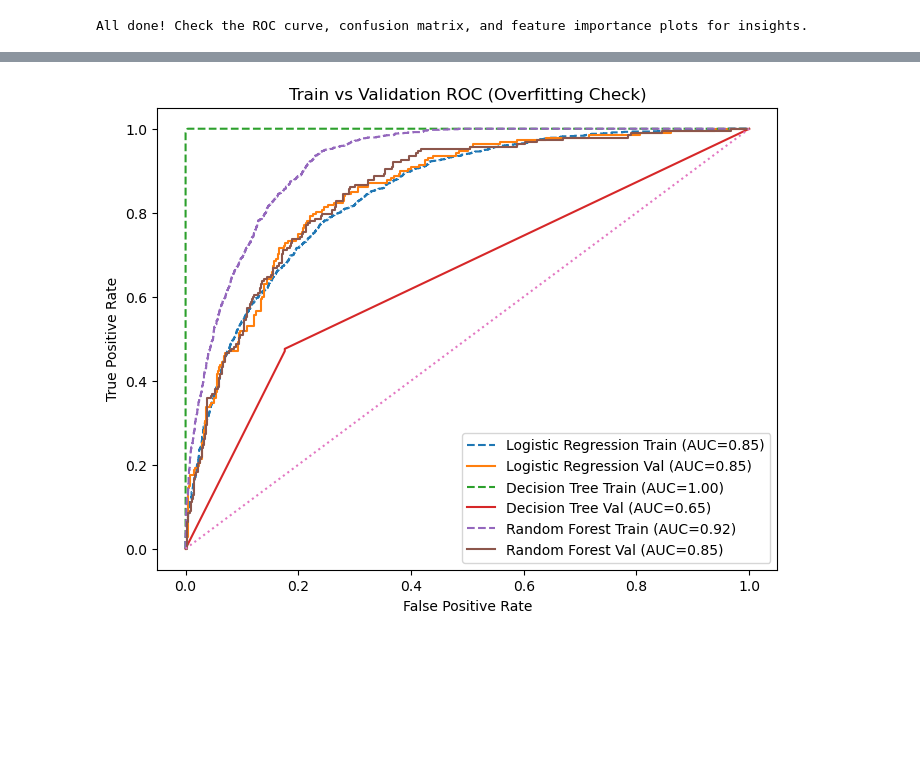
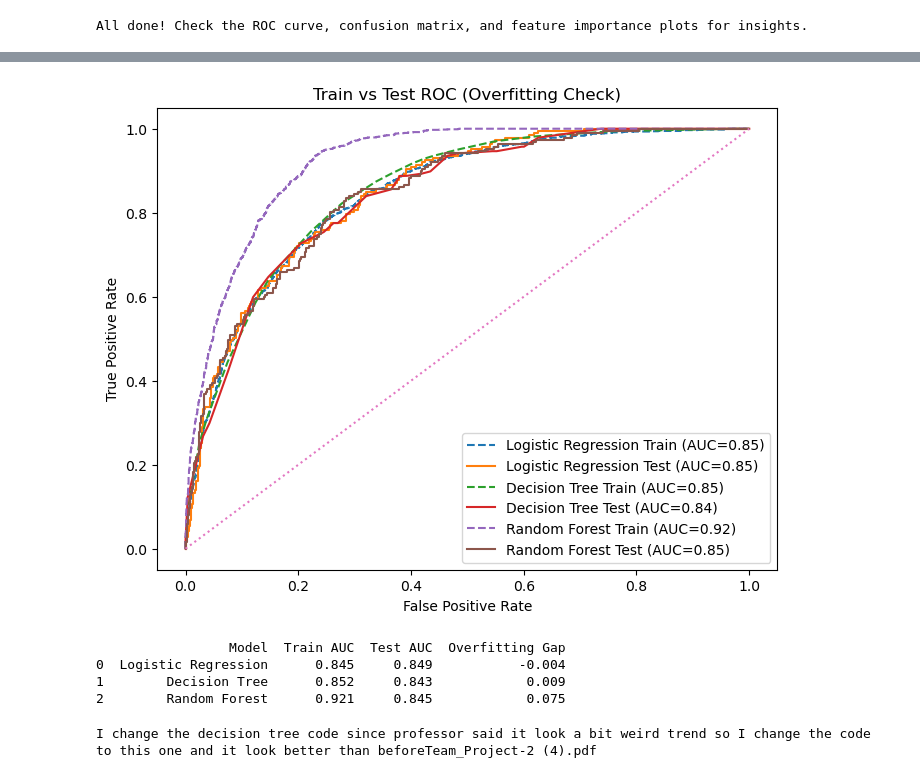
Before and after one commit to arijfh/KGM310_Team1, a Jupyter notebook: Step 3 Modelling - Code_ updated.ipynb, the cells around one changed output, grey strips where cells are left out. Cells and saved outputs as stored; diff of their text form; code cells hidden in the pictures; blank space fills up the shorter version.

```diff
--- a/Step 3 Modelling - Code_ updated.ipynb
+++ b/Step 3 Modelling - Code_ updated.ipynb
@@ -132,8 +132,13 @@ pipelines = {
         ))  # ← your GridSearch best params!
     ]),
     'Decision Tree': Pipeline([
-        ('scaler', StandardScaler()),
-        ('model', DecisionTreeClassifier(class_weight='balanced', random_state=42))
+        ('model', DecisionTreeClassifier(
+            max_depth=5,
+            min_samples_split=20,
+            min_samples_leaf=10,
+            class_weight='balanced',
+            random_state=42
+        ))
     ])
 }
 
@@ -320,8 +325,14 @@ DT  AUC: 0.649
 from sklearn.metrics import ConfusionMatrixDisplay, confusion_matrix
 import matplotlib.pyplot as plt
 
-# Get predictions from best model (Logistic Regression) on test set
-y_pred = pipelines['Logistic Regression'].predict(X_test)
+# 🔥 Use probabilities instead of default predict()
+y_probs = pipelines['Logistic Regression'].predict_proba(X_test)[:, 1]
+
+# 🔥 Adjust threshold (try 0.3 first)
+threshold = 0.3
+y_pred = (y_probs >= threshold).astype(int)
+
+# Confusion matrix
 cm = confusion_matrix(y_test, y_pred)
 
 # Plot
@@ -397,8 +408,10 @@ from sklearn.metrics import confusion_matrix, ConfusionMatrixDisplay
 import matplotlib.pyplot as plt
 
 for name, pipe in pipelines.items():
-    # Test predictions
-    y_test_pred = pipe.predict(X_test)
+    y_probs = pipe.predict_proba(X_test)[:, 1]
+
+    threshold = 0.3   # you can tune this
+    y_test_pred = (y_probs >= threshold).astype(int)
 
     # Compute confusion matrix
     cm_test = confusion_matrix(y_test, y_test_pred)
@@ -422,38 +435,74 @@ rf_best.fit(X_train, y_train)
 
 models = {
     "Logistic Regression": pipelines['Logistic Regression'],
     "Decision Tree": pipelines['Decision Tree'],
     "Random Forest": rf_best
 }
 
 # 🔹 Plot
 plt.figure(figsize=(8,6))
 
 for name, model in models.items():
     # --- TRAIN ROC ---
     y_train_proba = model.predict_proba(X_train)[:, 1]
     fpr_train, tpr_train, _ = roc_curve(y_train, y_train_proba)
     auc_train = roc_auc_score(y_train, y_train_proba)
 
-    # --- VALIDATION ROC ---
-    y_val_proba = model.predict_proba(X_val)[:, 1]
-    fpr_val, tpr_val, _ = roc_curve(y_val, y_val_proba)
-    auc_val = roc_auc_score(y_val, y_val_proba)
+    # --- TEST ROC (out-of-sample) ---
+    y_test_proba = model.predict_proba(X_test)[:, 1]
+    fpr_test, tpr_test, _ = roc_curve(y_test, y_test_proba)
+    auc_test = roc_auc_score(y_test, y_test_proba)
 
     # Plot both
     plt.plot(fpr_train, tpr_train, linestyle='--',
              label=f"{name} Train (AUC={auc_train:.2f})")
 
-    plt.plot(fpr_val, tpr_val,
-             label=f"{name} Val (AUC={auc_val:.2f})")
+    plt.plot(fpr_test, tpr_test,
+             label=f"{name} Test (AUC={auc_test:.2f})")
 
 # Baseline
 plt.plot([0,1], [0,1], linestyle=':')
 
 plt.xlabel("False Positive Rate")
 plt.ylabel("True Positive Rate")
-plt.title("Train vs Validation ROC (Overfitting Check)")
+plt.title("Train vs Test ROC (Overfitting Check)")
 plt.legend()
 plt.show()
 # %% [output]
-[figure, old version]
+[figure, new version]
+# %%
+import pandas as pd
+from sklearn.metrics import roc_auc_score
+
+results = []
+
+for name, model in models.items():
+    # --- TRAIN (in-sample) ---
+    y_train_proba = model.predict_proba(X_train)[:, 1]
+    auc_train = roc_auc_score(y_train, y_train_proba)
+
+    # --- TEST (out-of-sample) ---
+    y_test_proba = model.predict_proba(X_test)[:, 1]
+    auc_test = roc_auc_score(y_test, y_test_proba)
+
+    # Gap
+    gap = auc_train - auc_test
+
+    results.append({
+        "Model": name,
+        "Train AUC": round(auc_train, 3),
+        "Test AUC": round(auc_test, 3),
+        "Overfitting Gap": round(gap, 3)
+    })
+
+results_df = pd.DataFrame(results)
+print(results_df)
+# %% [output]
+                 Model  Train AUC  Test AUC  Overfitting Gap
+0  Logistic Regression      0.845     0.849           -0.004
+1        Decision Tree      0.852     0.843            0.009
+2        Random Forest      0.921     0.845            0.075
+# %%
+print("I change the decision tree code since professor said it look a bit weird trend so I change the code to this one and it look better than before""Team_Project-2 (4).pdf")
+# %% [output]
+I change the decision tree code since professor said it look a bit weird trend so I change the code to this one and it look better than beforeTeam_Project-2 (4).pdf
```
Also changed, not shown: parts of 7 cells of this notebook.
